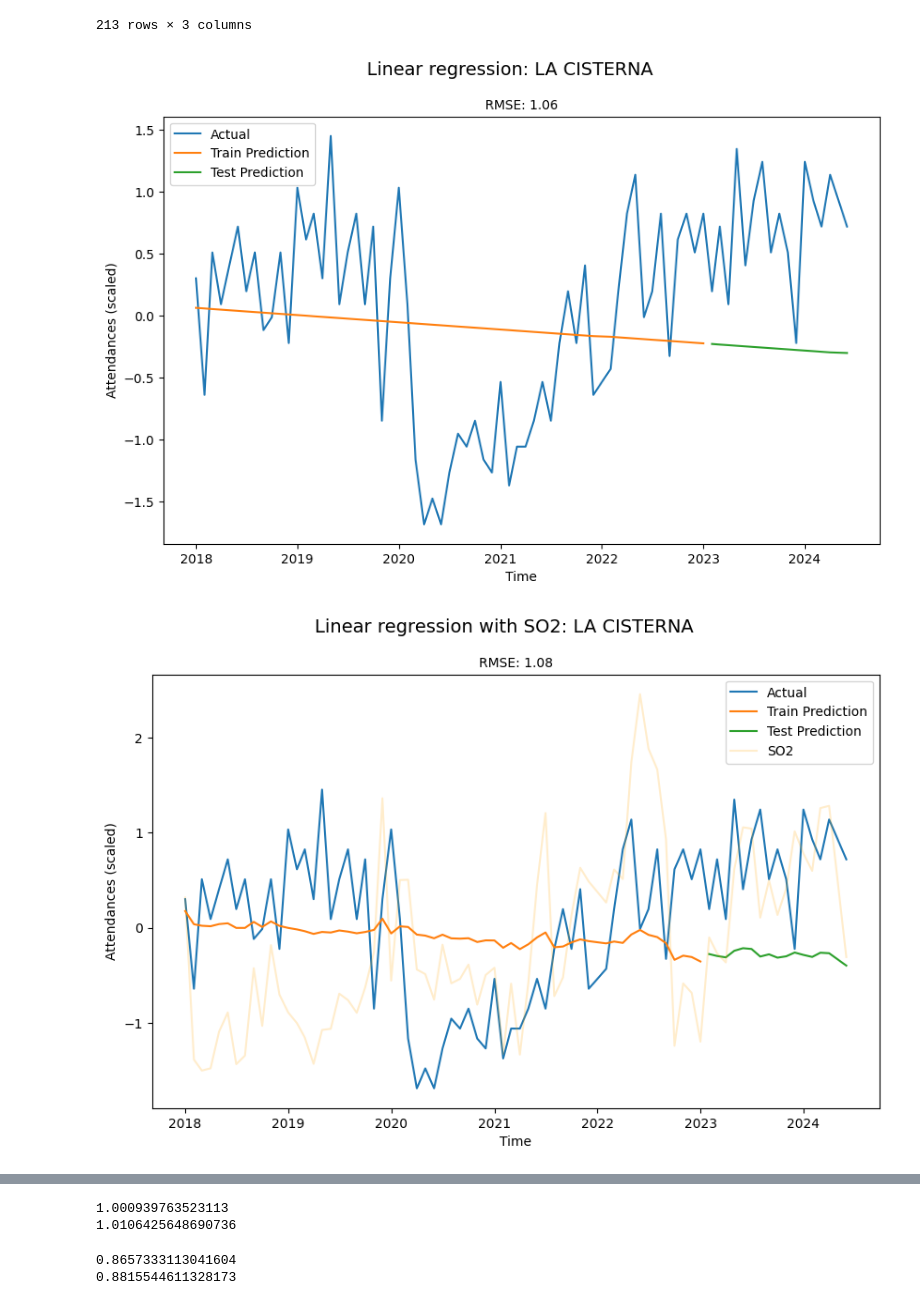
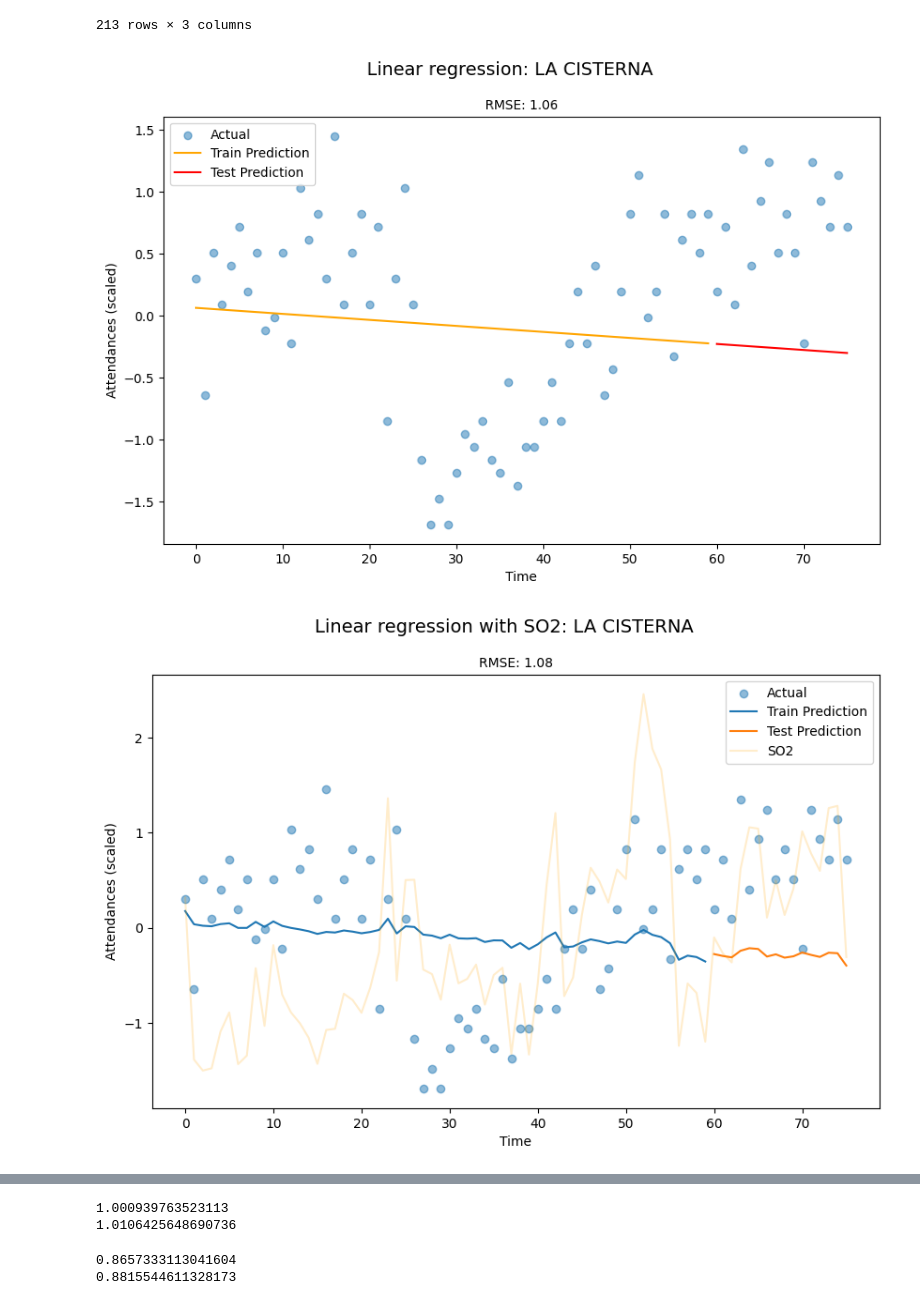
Before and after one commit to JPRosenberg/mental-health-exploration, a Jupyter notebook: exo-linear.ipynb, the cells around one changed output, grey strips where cells are left out. Saved outputs shown, nothing was run; the diff lists cells and outputs as text; code cells hidden in the pictures.

```diff
--- a/exo-linear.ipynb
+++ b/exo-linear.ipynb
@@ -89,47 +89,47 @@ for commune in data['commune'].unique():
     rmse = root_mean_squared_error(A_test['attendances'], A_test['predicted'])
     rmse_list.append(rmse)
 
-    # graph
+    # scatterplot attendances
     plt.figure(figsize=(10,6))
-    plt.plot(A.index, A['attendances'], label='Actual')
-    plt.plot(A_train.index, A_train['predicted'], label='Train Prediction')
-    plt.plot(A_test.index, A_test['predicted'], label='Test Prediction')
+    plt.scatter(A['index'], A['attendances'], label='Actual', alpha=0.5)
+    plt.plot(A_train['index'], A_train['predicted'], label='Train Prediction', color='orange')
+    plt.plot(A_test['index'], A_test['predicted'], label='Test Prediction', color='red')
     plt.legend()
     plt.suptitle(f'Linear regression: {commune}', fontsize=14)
     plt.title(f'RMSE: {rmse:<.2f}', fontsize=10)
     plt.xlabel('Time')
     plt.ylabel('Attendances (scaled)')
     plt.savefig(f'img/linear_{commune}.png')
     plt.show()
 
     # fit regression with exog
     model = LinearRegression()
     model.fit(A_train[['index', 'concentration']], A_train['attendances'])
 
     # predict
     A_test['predicted'] = model.predict(A_test[['index', 'concentration']])
     A_train['predicted'] = model.predict(A_train[['index', 'concentration']])
 
     # test RMSE
     rmse = root_mean_squared_error(A_test['attendances'], A_test['predicted'])
     rmse_so2_list.append(rmse)
 
     # graph
     plt.figure(figsize=(10,6))
-    plt.plot(A.index, A['attendances'], label='Actual')
-    plt.plot(A_train.index, A_train['predicted'], label='Train Prediction')
-    plt.plot(A_test.index, A_test['predicted'], label='Test Prediction')
-    plt.plot(A.index, A['concentration'], label='SO2', color='orange', alpha=0.2)
+    plt.scatter(A['index'], A['attendances'], label='Actual', alpha=0.5)
+    plt.plot(A_train['index'], A_train['predicted'], label='Train Prediction')
+    plt.plot(A_test['index'], A_test['predicted'], label='Test Prediction')
+    plt.plot(A['index'], A['concentration'], label='SO2', color='orange', alpha=0.2)
     plt.legend()
     plt.suptitle(f'Linear regression with SO2: {commune}', fontsize=14)
     plt.title(f'RMSE: {rmse:<.2f}', fontsize=10)
     plt.xlabel('Time')
     plt.ylabel('Attendances (scaled)')
     plt.savefig(f'img/linear_{commune}_so2.png')
     plt.show()
 
 print(sum(rmse_list) / len(rmse_list))
 print(sum(rmse_so2_list) / len(rmse_so2_list))
 # %% [output]
-[figure, old version]
+[figure, new version]
-[figure, old version]
+[figure, new version]
```
Also changed, not shown: parts of 1 cell of this notebook, 8 other files.
